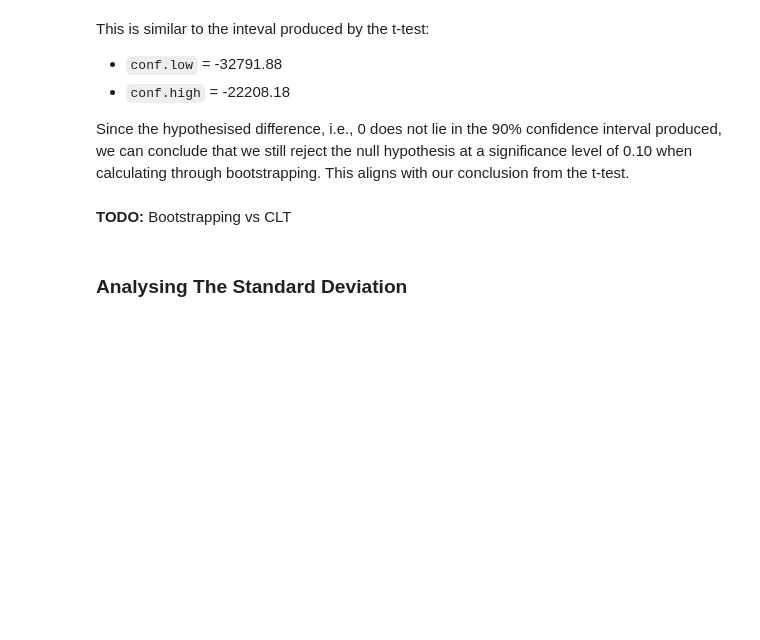
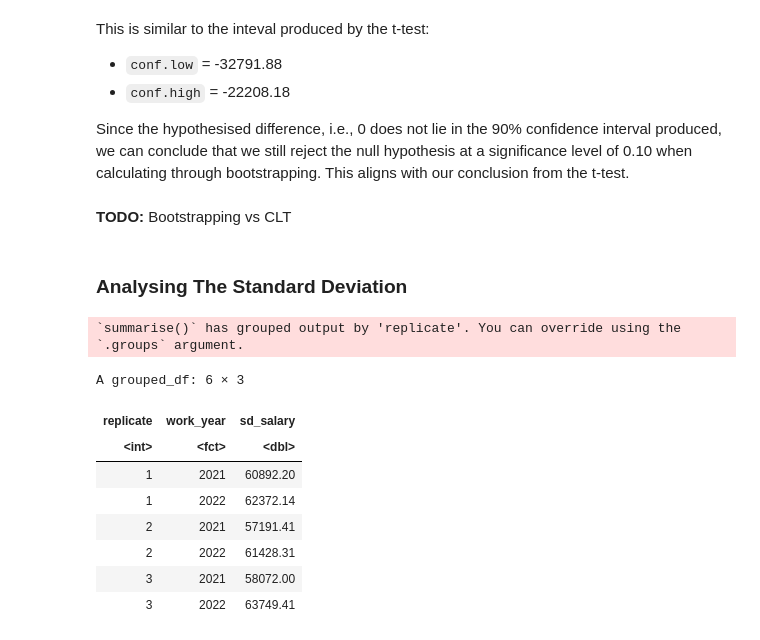
Before and after one commit to joelbonnie/CyberSecSalaryInference, a Jupyter notebook: finalReport.ipynb, the cells around one changed output. Drawn from its saved outputs; the diff is of its cells as text; code cells hidden in the pictures; blank space fills up the shorter version.

```diff
--- a/finalReport.ipynb
+++ b/finalReport.ipynb
@@ -290,3 +278,24 @@ Since the hypothesised difference, i.e., 0 does not lie in the 90% confidence in
 **TODO:** Bootstrapping vs CLT
 # %% [markdown]
 ### Analysing The Standard Deviation
+# %%
+set.seed(1000)
+# creating the boostrap data frame for standard deviation
+sd_bootstrap <-
+    money_relevant %>%
+    rep_sample_n(size = nrow(money_relevant), reps = 1000, replace = TRUE) %>%
+    group_by(replicate,work_year) %>%
+    summarise(sd_salary = sd(salary_in_usd))
+head(sd_bootstrap)
+# %% [output]
+`summarise()` has grouped output by 'replicate'. You can override using the
+`.groups` argument.
+A grouped_df: 6 × 3
+| replicate | work_year | sd_salary |
+| <int> | <fct> | <dbl> |
+| 1 | 2021 | 60892.20 |
+| 1 | 2022 | 62372.14 |
+| 2 | 2021 | 57191.41 |
+| 2 | 2022 | 61428.31 |
+| 3 | 2021 | 58072.00 |
+| 3 | 2022 | 63749.41 |
```
Also changed, not shown: parts of 12 cells of this notebook.
